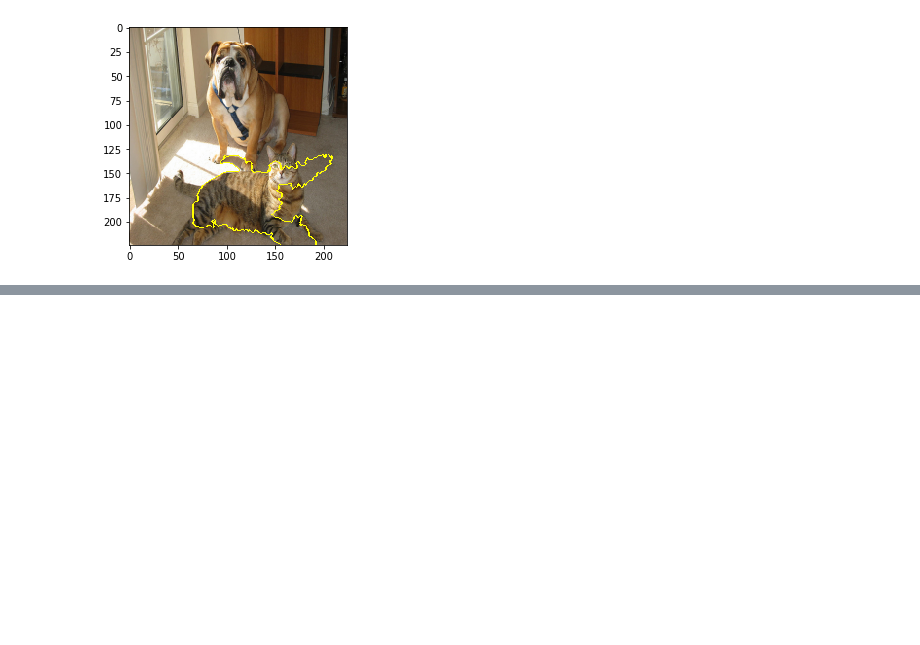
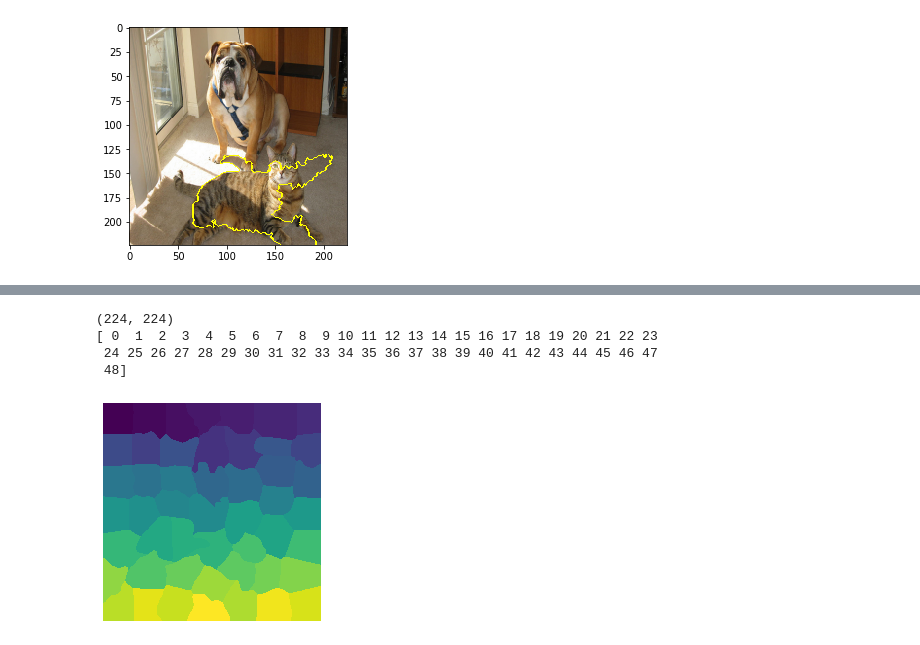
Before and after one commit to noemi-gozzi/Thesis-XAI, a Jupyter notebook: src/BENCHMARK-RESNET50.ipynb, the cells around one changed output, grey strips where cells are left out. Drawn from its saved outputs; the diff is of its cells as text; code cells hidden in the pictures; blank space fills up the shorter version.

```diff
--- a/src/BENCHMARK-RESNET50.ipynb
+++ b/src/BENCHMARK-RESNET50.ipynb
@@ -140,0 +147,8 @@ plt.imshow(mark_boundaries(temp, mask))
+# %%
+# load model data
+r = requests.get('https://s3.amazonaws.com/deep-learning-models/image-models/imagenet_class_index.json')
+feature_names = r.json()
+img = image.load_img(image_path, target_size=(224, 224))
+img_orig = image.img_to_array(img)
+preds=model.predict(preprocess_input(np.expand_dims(img_orig, axis=0)))
+print(decode_predictions(preds,10))
@@ -140,0 +159,14 @@ plt.imshow(mark_boundaries(temp, mask))
+# %%
+# segment the image so we don't have to explain every pixel
+segments_slic = slic(img, n_segments=50, compactness=30, sigma=3)
+print(segments_slic.shape)
+segments_slic
+print(np.unique(segments_slic))
+plt.imshow(segments_slic);
+plt.axis('off');
+# %% [output]
+(224, 224)
+[ 0  1  2  3  4  5  6  7  8  9 10 11 12 13 14 15 16 17 18 19 20 21 22 23
+ 24 25 26 27 28 29 30 31 32 33 34 35 36 37 38 39 40 41 42 43 44 45 46 47
+ 48]
+[figure, added]
```
Also changed, not shown: parts of 20 cells of this notebook, 2 other files.
